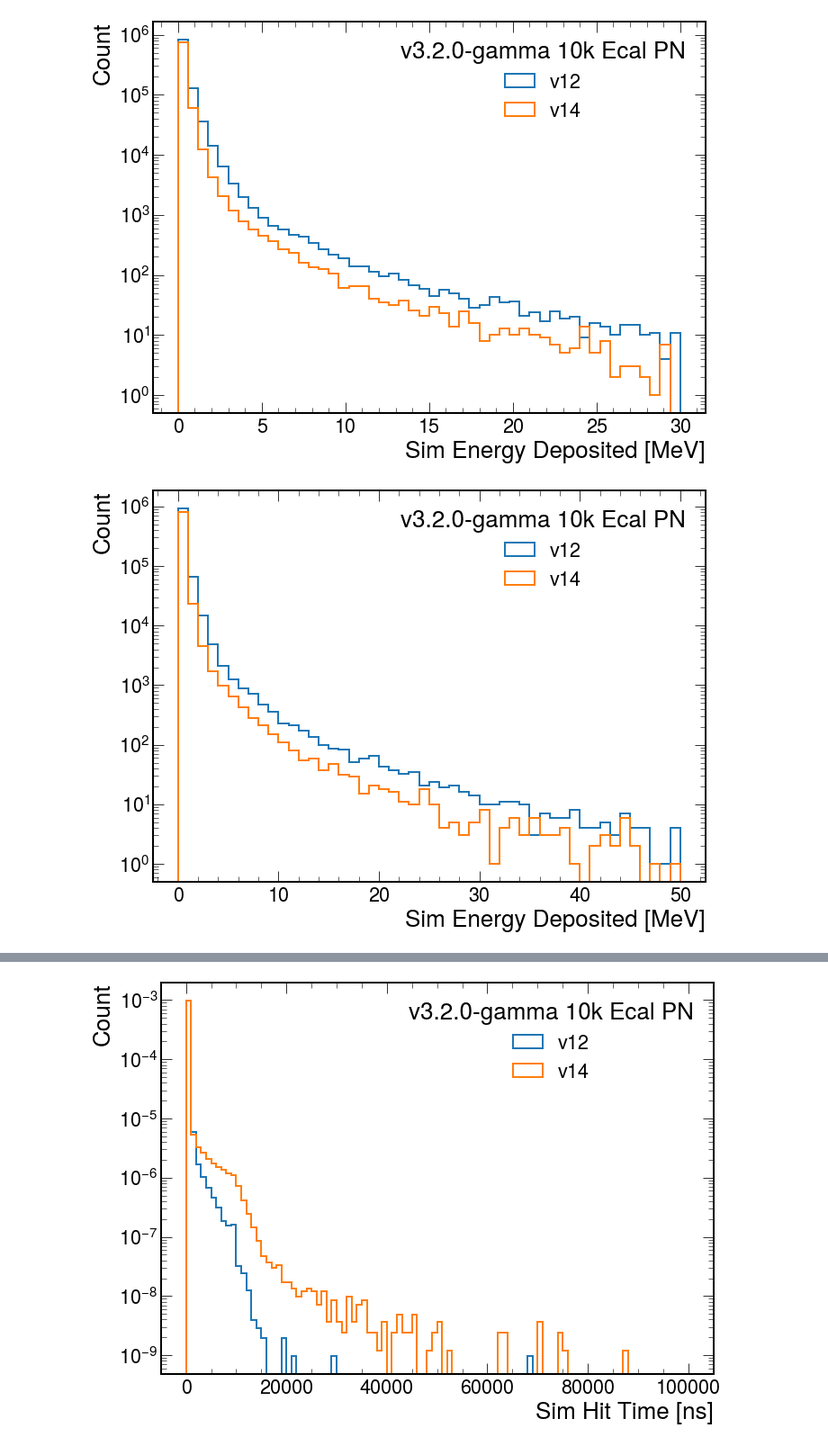
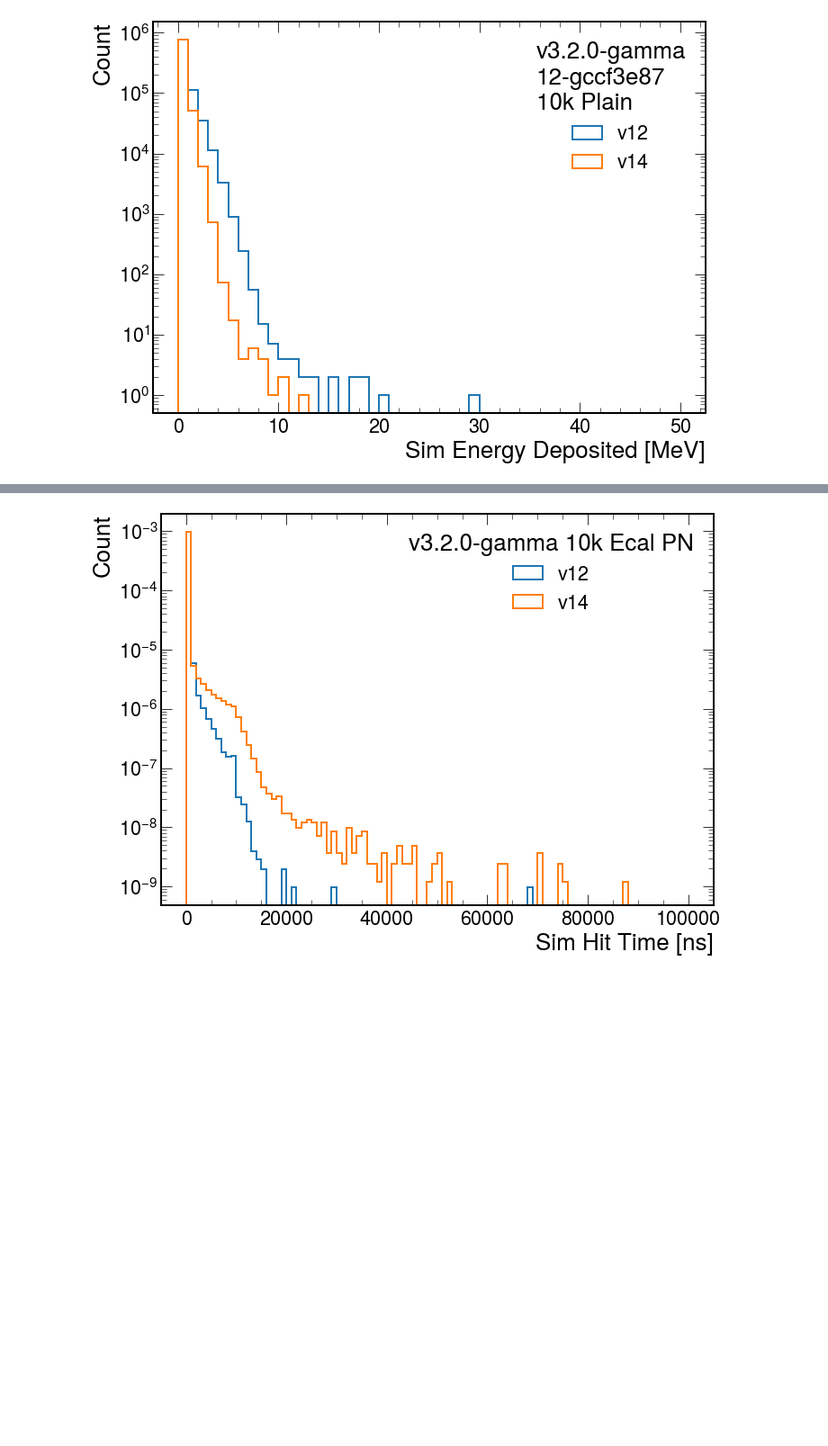
Before and after one commit to tomeichlersmith/ldmx-ecal-validation, a Jupyter notebook: test.ipynb, the cells around one changed output, grey strips where cells are left out. Shown at 90% size. Drawn from its saved outputs; the diff is of its cells as text; code cells hidden in the pictures; blank space fills up the shorter version.

```diff
--- a/test.ipynb
+++ b/test.ipynb
@@ -5,14 +7,15 @@ import matplotlib.pyplot as plt
 import mplhep
 plt.style.use(mplhep.style.ROOT)
 # %%
-fd = Differ('v3.2.0-gamma\n7-gf693fd4\n10k Plain',
-            ('data/v3.2.0-gamma-7-gf693fd4/events_sim_plain_geometry_v12_events_10000_run_1.root','v12'),
-            ('data/v3.2.0-gamma-7-gf693fd4/events_sim_plain_geometry_v14_events_10000_run_1.root','v14'))
+d = 'data/v3.2.0-gamma-12-gccf3e87/plain/'
+fd = Differ('v3.2.0-gamma\n12-gccf3e87\n10k Plain',
+            *[ File.from_path(os.path.join(d,p), legendlabel_parameter='geometry') for p in os.listdir(d) if p.endswith('.root') and 'type_events' in p ]
+           )
 # %%
 def rename_columns_and_calc_layer(data) :
     data.rename(inplace=True,columns=lambda cn : cn.replace('EcalSimHits_valid.','').replace('_',''))
     data['layer'] = (data['id'].values >> 17) & 0x3f
-fd.load(manipulation = rename_columns_and_calc_layer, filter_name = 'EcalSimHits_valid/*')
+fd.load(manipulation = rename_columns_and_calc_layer, filter_name = 'EcalSimHits_valid/EcalSimHits_valid.id_')
 # %%
 def count_sim_hits(data) :
     return data.reset_index(level=1).index.value_counts()
@@ -22,8 +25,7 @@ fd.plot1d(count_sim_hits, 'Num Sim Hits', ylabel='Events', bins='auto', range=(5
 # %%
-fd.plot1d('edep', 'Sim Energy Deposited [MeV]', bins=50, range=(0.,50.))
+fd.plot1d('LDMX_Events/EcalSimHits_valid/EcalSimHits_valid.edep_', 'Sim Energy Deposited [MeV]', bins=50, range=(0.,50.))
 # %% [output]
-[figure, old version]
+[figure, new version]
-[figure, removed]
 # %%
 fd.plot1d('layer', 'Layer of Hit', ylabel='Sim Hit Count', bins=34)
 # %% [output]
```
Also changed, not shown: parts of 3 cells of this notebook, 3 other files.
